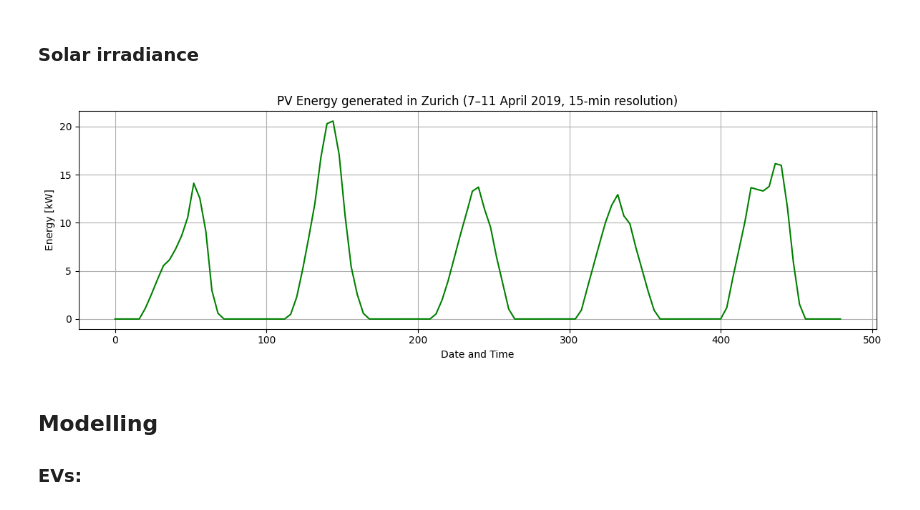
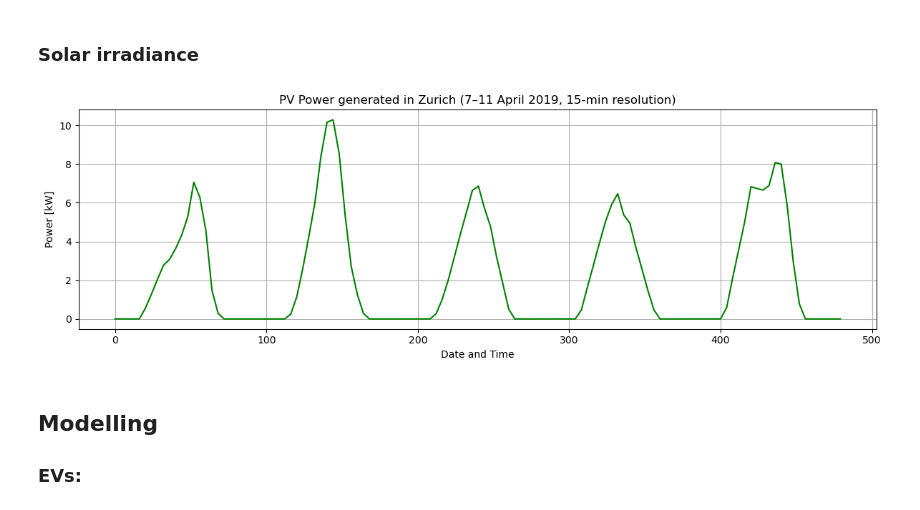
Before and after one commit to mauriacantoine/OptiDemandResponse, a Jupyter notebook: Project.ipynb, the cells around one changed output. Drawn from its saved outputs; the diff is of its cells as text; code cells hidden in the pictures.

Commit message:
graphs 2

```diff
--- a/Project.ipynb
+++ b/Project.ipynb
@@ -118,27 +122,27 @@ temperature_data.head()
 # %%
 solar_energy = pd.read_csv('Solar_Energy_Zurich_15min.csv') #kWh/m²
 PV_area = 200 # m²
-PV_efficiency = 0.2 # 20% efficiency
+PV_efficiency = 0.1 # 20% efficiency
 PV_energy = solar_energy['Energy [kWh/m²]'] * PV_area * PV_efficiency # kWh
 PV_power = PV_energy / dt # kW, *4 = dt^(-1) pour l avoir en kW.
 PV_power = np.array(PV_power)
 
 # Total "cost" (profit) of PV
 cost_PV = gp.LinExpr()
 for t in range(horizon):
     cost_PV += (-1) * PV_power[t] * spot_prices[t] # CHF
 
 # Plot the solar energy (kWh) at 15-minute intervals
 plt.figure(figsize=(12, 4))
 plt.plot(solar_energy.index, PV_power, color='green')
-plt.title('PV Energy generated in Zurich (7–11 April 2019, 15-min resolution)')
+plt.title('PV Power generated in Zurich (7–11 April 2019, 15-min resolution)')
 plt.xlabel('Date and Time')
-plt.ylabel('Energy [kW]')
+plt.ylabel('Power [kW]')
 plt.grid(True)
 plt.tight_layout()
 plt.show()
 # %% [output]
-[figure, old version]
+[figure, new version]
 # %% [markdown]
 ## Modelling
 
```
Also changed, not shown: parts of 10 cells of this notebook.
